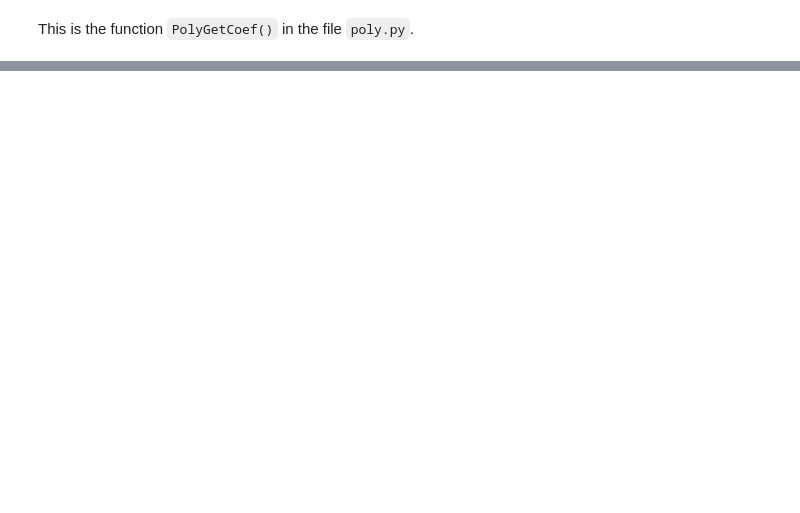
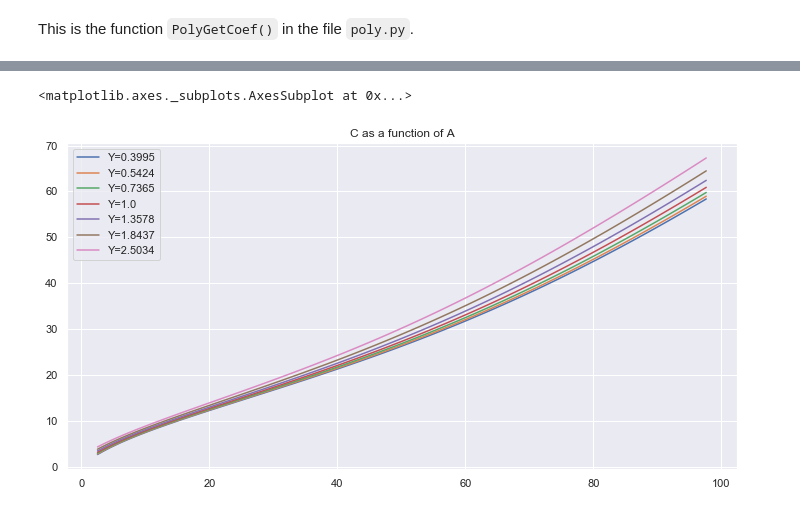
Before and after one commit to stevenzheng1/econ202a, a Jupyter notebook: HW3/Code/hw3.ipynb, the cells around one changed output, grey strips where cells are left out. Cells and saved outputs as stored; diff of their text form; code cells hidden in the pictures; blank space fills up the shorter version.

```diff
--- a/HW3/Code/hw3.ipynb
+++ b/HW3/Code/hw3.ipynb
@@ -151,0 +111,8 @@ grid_A = np.linspace(start=0.05*A_bar,
+# %%
+## Grid for A_bar
+LB_A = 0.05*A_bar
+UB_A = 1.95*A_bar
+n_A = 100
+grid_A = np.linspace(start=LB_A,
+                     stop=UB_A,
+                     num=n_A)
@@ -151,0 +173,7 @@ grid_A = np.linspace(start=0.05*A_bar,
+# %%
+## Set up initial
+basis = PolyBasis(X=Grid['AA'],
+                  Y=Grid['logYY'])
+b0 = np.zeros(basis.shape[1])
+Ap0 = np.ones(Grid['AA'].shape)
+MAXIT = 1000
@@ -151,0 +367,9 @@ grid_A = np.linspace(start=0.05*A_bar,
+# %%
+C_pd = pd.DataFrame(C_reshaped,
+                    columns=['Y='+str(x.round(4)) for x in np.exp(Grid['logY'])],
+                    index=Grid['A'])
+C_pd.plot(figsize=(12,6),
+          title='C as a function of A')
+# %% [output]
+<matplotlib.axes._subplots.AxesSubplot at 0x...>
+[figure, added]
```
Also changed, not shown: parts of 56 cells of this notebook, 16 other files.
